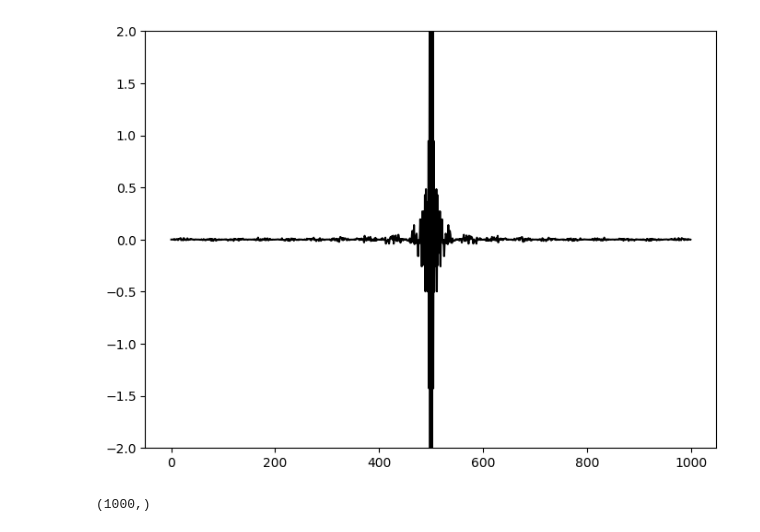
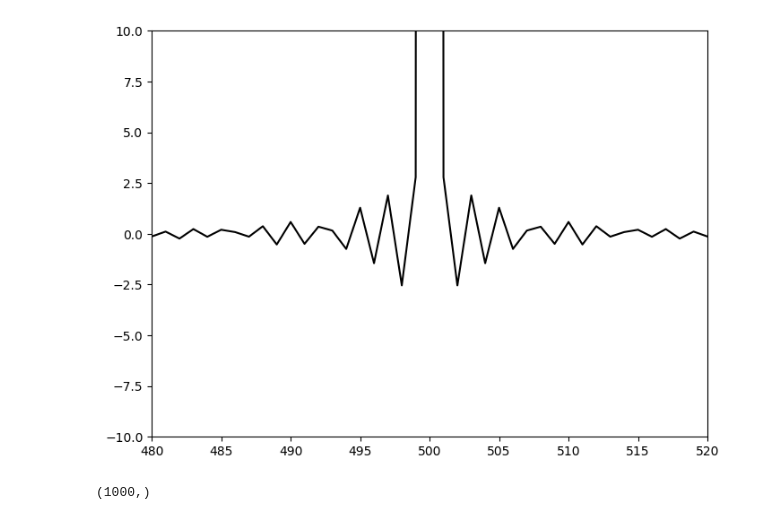
Before and after one commit to zpenoyre/oldpylanet, a Jupyter notebook: fourierFilter.ipynb, the cells around one changed output. Cells and saved outputs as stored; diff of their text form; code cells hidden in the pictures.

```diff
--- a/fourierFilter.ipynb
+++ b/fourierFilter.ipynb
@@ -9,7 +9,7 @@ import batman
 # %%
 params = batman.TransitParams()
 params.t0 = 0.0                     #transit midpoint time (days)
-params.per = 1.4857108              #orbital period (days)
+params.per = 1.5              #orbital period (days)
 params.rp = 0.14                    #R_planet/R_star
 params.a = 5.48                     #a/R_star
 params.inc = 87.2                   #orbital inclination (degrees)
@@ -65,10 +87,11 @@ print np.shape(fft_flux)
 # %%
 fig = plt.figure(figsize=(8,6))
 plt.plot(np.fft.fftshift(fft_tophat * fft_flux).real,'k-')
-plt.ylim(-2,2)
+plt.ylim(-10,10)
+plt.xlim(480,520)
 plt.show()
 # %% [output]
-[figure, old version]
+[figure, new version]
 # %%
 ifft_convolution = np.fft.ifft(fft_tophat * fft_flux)
 print np.shape(ifft_convolution)
```
Also changed, not shown: parts of 7 cells of this notebook, 5 other files.
